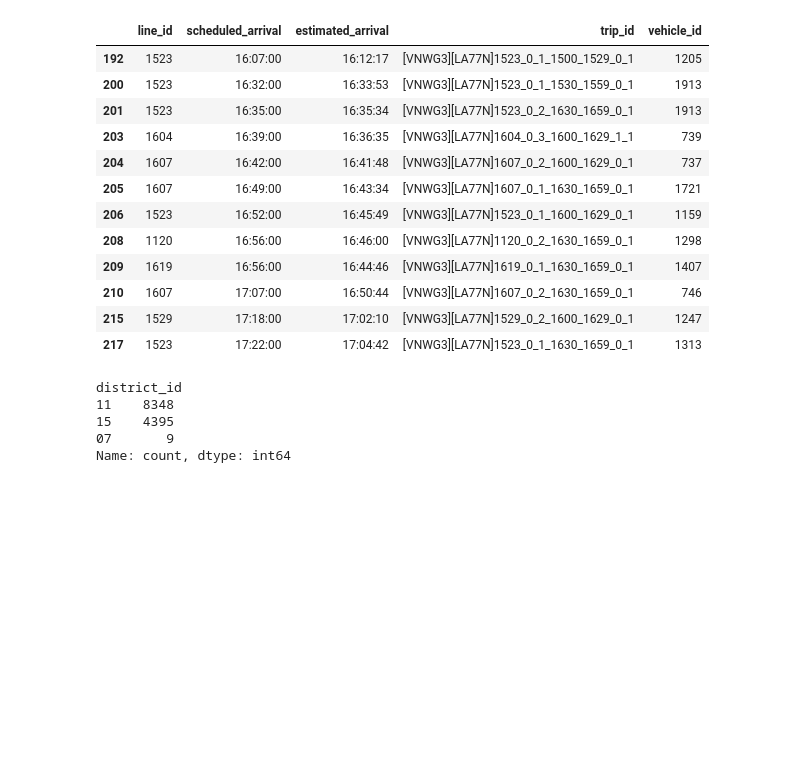
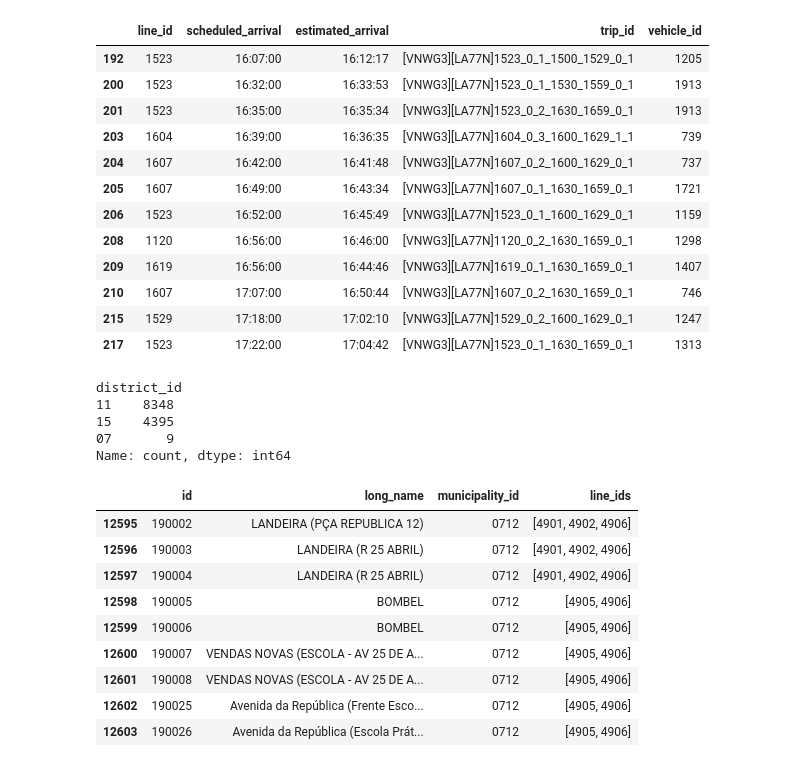
Before and after one commit to catarinafelixcr/lisbon-carris-delays, a Jupyter notebook: exploratory/01-initial_exploratory.ipynb, the cells around one changed output. Drawn from its saved outputs; the diff is of its cells as text; code cells hidden in the pictures; blank space fills up the shorter version.

```diff
--- a/exploratory/01-initial_exploratory.ipynb
+++ b/exploratory/01-initial_exploratory.ipynb
@@ -296,3 +296,16 @@ district_id
 15    4395
 07       9
 Name: count, dtype: int64
+# %%
+stops[stops["district_id"] == "07"][["id", "long_name", "municipality_id", "line_ids"]]  # let's explore evora stops
+# %% [output]
+|  | id | long_name | municipality_id | line_ids |
+| 12595 | 190002 | LANDEIRA (PÇA REPUBLICA 12) | 0712 | [4901, 4902, 4906] |
+| 12596 | 190003 | LANDEIRA (R 25 ABRIL) | 0712 | [4901, 4902, 4906] |
+| 12597 | 190004 | LANDEIRA (R 25 ABRIL) | 0712 | [4901, 4902, 4906] |
+| 12598 | 190005 | BOMBEL | 0712 | [4905, 4906] |
+| 12599 | 190006 | BOMBEL | 0712 | [4905, 4906] |
+| 12600 | 190007 | VENDAS NOVAS (ESCOLA - AV 25 DE A... | 0712 | [4905, 4906] |
+| 12601 | 190008 | VENDAS NOVAS (ESCOLA - AV 25 DE A... | 0712 | [4905, 4906] |
+| 12602 | 190025 | Avenida da República (Frente Esco... | 0712 | [4905, 4906] |
+| 12603 | 190026 | Avenida da República (Escola Prát... | 0712 | [4905, 4906] |
```
Also changed, not shown: parts of 15 cells of this notebook, 2 other files.
